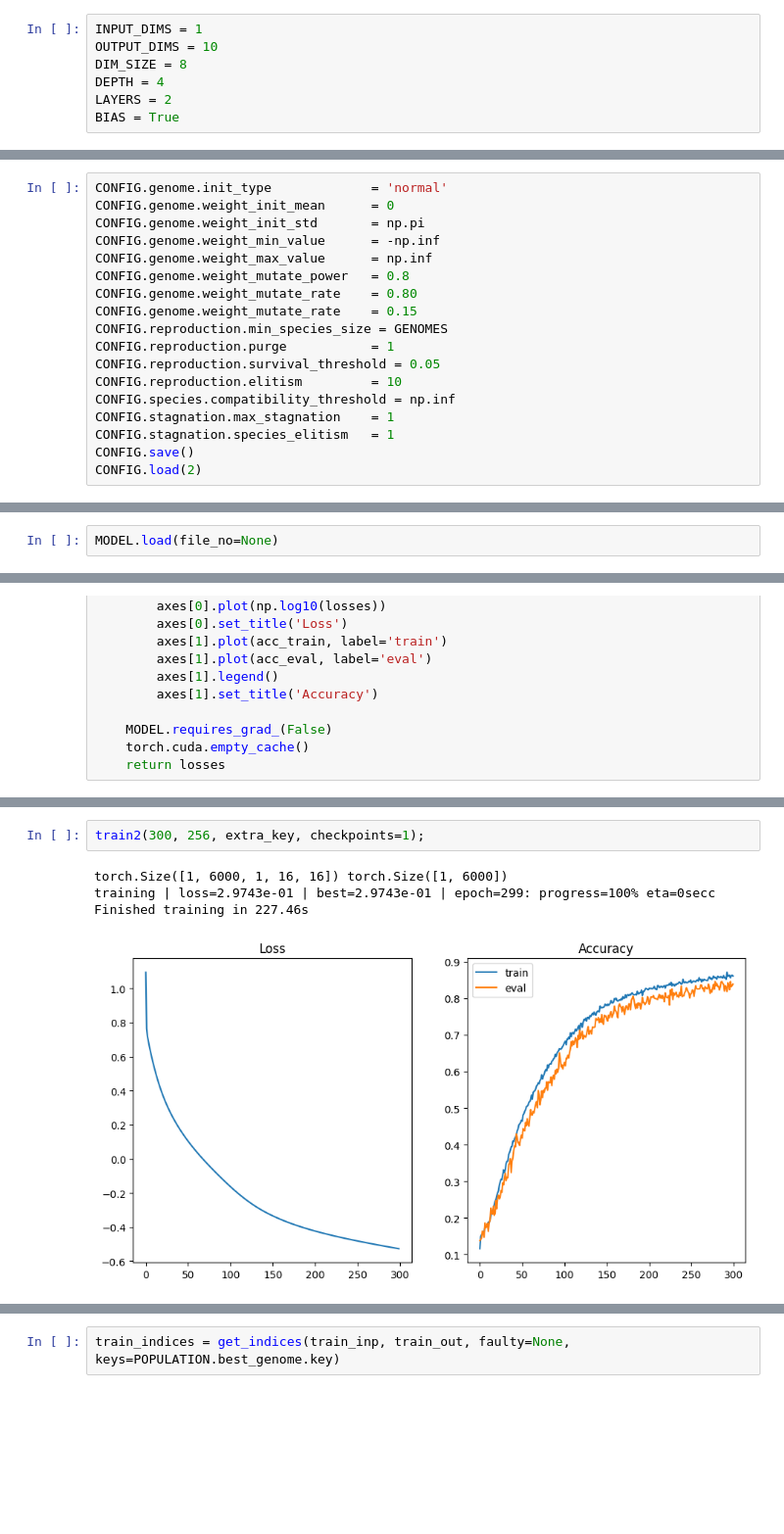
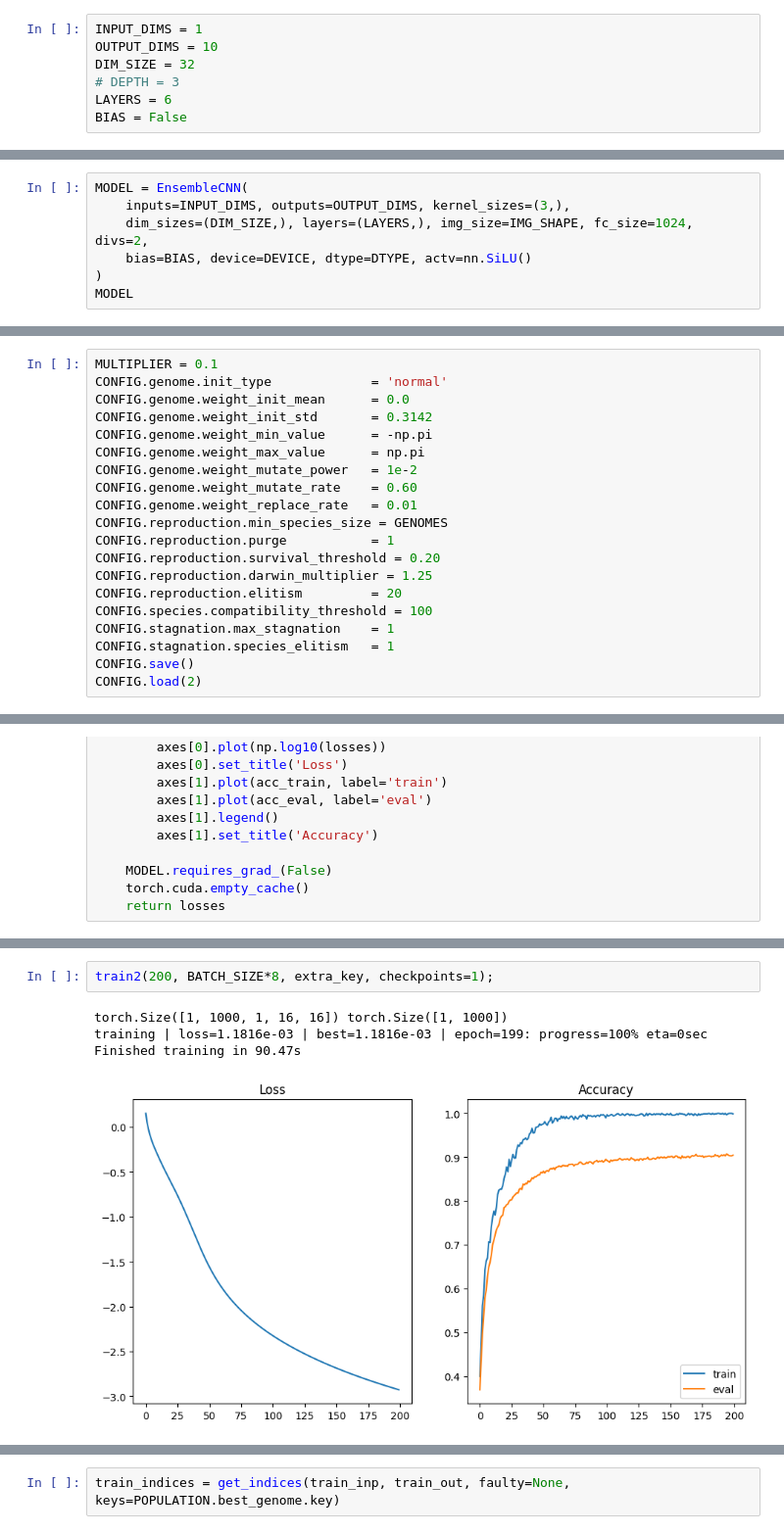
Before and after one commit to KshRaven/Modified-NEAT, a Jupyter notebook: examples/mnist/main.ipynb, the cells around one changed output, grey strips where cells are left out. Shown at 98% size. Drawn from its saved outputs; the diff is of its cells as text; blank space fills up the shorter version.

```diff
--- a/examples/mnist/main.ipynb
+++ b/examples/mnist/main.ipynb
@@ -308,7 +359,7 @@ def model_params(model: meat.NeatModule):
 # %%
 INPUT_DIMS = 1
 OUTPUT_DIMS = 10
-DIM_SIZE = 8
-DEPTH = 4
-LAYERS = 2
-BIAS = True
+DIM_SIZE = 32
+# DEPTH = 3
+LAYERS = 6
+BIAS = False
@@ -359,0 +366,7 @@ EnsembleCNN(
+# %%
+MODEL = EnsembleCNN(
+    inputs=INPUT_DIMS, outputs=OUTPUT_DIMS, kernel_sizes=(3,),
+    dim_sizes=(DIM_SIZE,), layers=(LAYERS,), img_size=IMG_SHAPE, fc_size=1024, divs=2,
+    bias=BIAS, device=DEVICE, dtype=DTYPE, actv=nn.SiLU()
+)
+MODEL
@@ -362,19 +393,21 @@ EnsembleCNN(
 # %%
 CONFIG = meat.Config('mnist')
 # %%
+MULTIPLIER = 0.1
 CONFIG.genome.init_type             = 'normal'
-CONFIG.genome.weight_init_mean      = 0
-CONFIG.genome.weight_init_std       = np.pi
-CONFIG.genome.weight_min_value      = -np.inf
-CONFIG.genome.weight_max_value      = np.inf
-CONFIG.genome.weight_mutate_power   = 0.8
-CONFIG.genome.weight_mutate_rate    = 0.80
-CONFIG.genome.weight_mutate_rate    = 0.15
+CONFIG.genome.weight_init_mean      = 0.0
+CONFIG.genome.weight_init_std       = 0.3142
+CONFIG.genome.weight_min_value      = -np.pi
+CONFIG.genome.weight_max_value      = np.pi
+CONFIG.genome.weight_mutate_power   = 1e-2
+CONFIG.genome.weight_mutate_rate    = 0.60
+CONFIG.genome.weight_replace_rate   = 0.01
 CONFIG.reproduction.min_species_size = GENOMES
 CONFIG.reproduction.purge           = 1
-CONFIG.reproduction.survival_threshold = 0.05
-CONFIG.reproduction.elitism         = 10
-CONFIG.species.compatibility_threshold = np.inf
+CONFIG.reproduction.survival_threshold = 0.20
+CONFIG.reproduction.darwin_multiplier = 1.25
+CONFIG.reproduction.elitism         = 20
+CONFIG.species.compatibility_threshold = 100
 CONFIG.stagnation.max_stagnation    = 1
 CONFIG.stagnation.species_elitism   = 1
 CONFIG.save()
@@ -425,2 +492,0 @@ SCHEDULERS = [
-# %%
-MODEL.load(file_no=None)
@@ -971,10 +1113,10 @@ extra_key
 # %%
-train2(300, 256, extra_key, checkpoints=1);
+train2(200, BATCH_SIZE*8, extra_key, checkpoints=1);
 # %% [output]
-torch.Size([1, 6000, 1, 16, 16]) torch.Size([1, 6000])
-training | loss=2.9743e-01 | best=2.9743e-01 | epoch=299: progress=100% eta=0secc
-Finished training in 227.46s
+torch.Size([1, 1000, 1, 16, 16]) torch.Size([1, 1000])
+training | loss=1.1816e-03 | best=1.1816e-03 | epoch=199: progress=100% eta=0sec
+Finished training in 90.47s
-[figure, old version]
+[figure, new version]
 # %%
 extra_key2 = list(POPULATION.genomes.keys())[3]
 extra_key2
```
Also changed, not shown: parts of 90 cells of this notebook, 12 other files.
